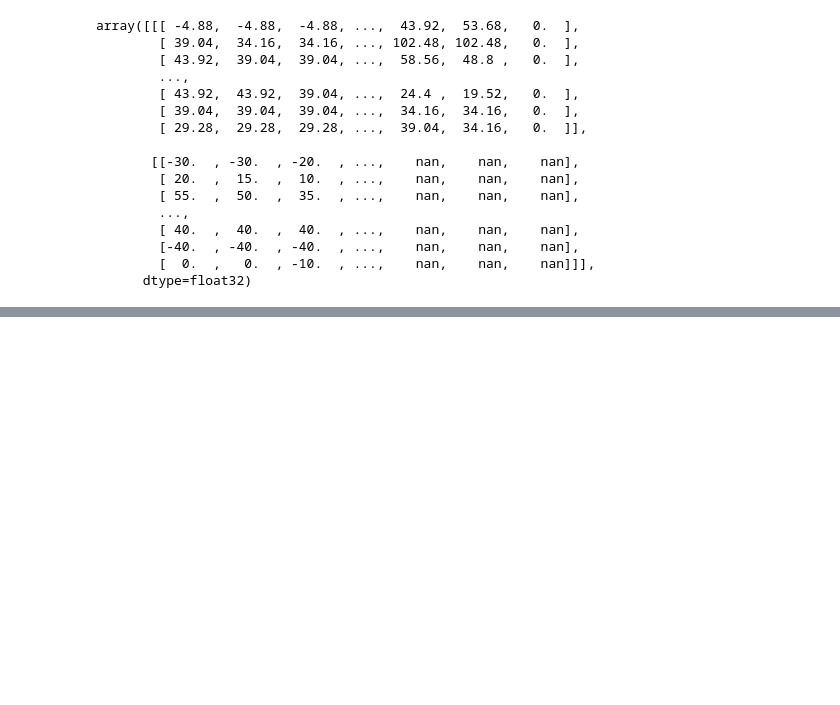
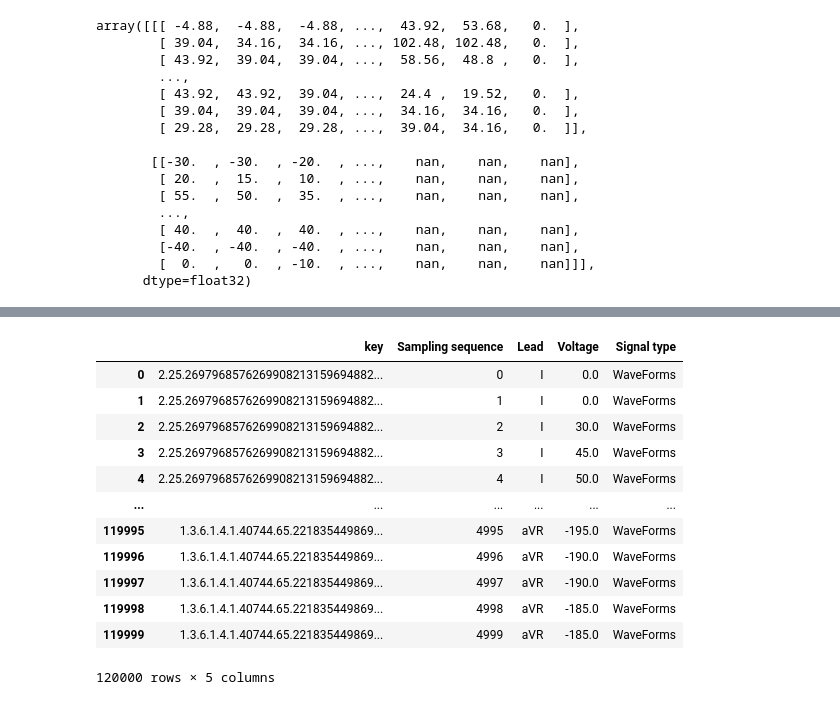
Before and after one commit to afschmidt/ECGProcess, a Jupyter notebook: resources/examples/tabular.ipynb, the cells around one changed output, grey strips where cells are left out. Saved outputs shown, nothing was run; the diff lists cells and outputs as text; code cells hidden in the pictures; blank space fills up the shorter version.

Commit message:
Updated the documentation adding a engineering example

```diff
--- a/resources/examples/tabular.ipynb
+++ b/resources/examples/tabular.ipynb
@@ -183,0 +251,21 @@ array([[[ -4.88,  -4.88,  -4.88, ...,  43.92,  53.68,   0.  ],
+# %%
+reader = ECGDICOMReader()
+ecgtable = ECGTable(reader, path_list=dicom_path_list,
+                    engineer_wave=signal_standardise_res, engineer_median=signal_standardise_res)
+table = ecgtable().get_table(parsed_config=parser_dicom, )
+# Note the voltage values of the first file are affected - the second file already have a resolution of 5.
+table.WaveForms
+# %% [output]
+|  | key | Sampling sequence | Lead | Voltage | Signal type |
+| 0 | 2.25.2697968576269908213159694882... | 0 | I | 0.0 | WaveForms |
+| 1 | 2.25.2697968576269908213159694882... | 1 | I | 0.0 | WaveForms |
+| 2 | 2.25.2697968576269908213159694882... | 2 | I | 30.0 | WaveForms |
+| 3 | 2.25.2697968576269908213159694882... | 3 | I | 45.0 | WaveForms |
+| 4 | 2.25.2697968576269908213159694882... | 4 | I | 50.0 | WaveForms |
+| ... | ... | ... | ... | ... | ... |
+| 119995 | 1.3.6.1.4.1.40744.65.221835449869... | 4995 | aVR | -195.0 | WaveForms |
+| 119996 | 1.3.6.1.4.1.40744.65.221835449869... | 4996 | aVR | -190.0 | WaveForms |
+| 119997 | 1.3.6.1.4.1.40744.65.221835449869... | 4997 | aVR | -190.0 | WaveForms |
+| 119998 | 1.3.6.1.4.1.40744.65.221835449869... | 4998 | aVR | -185.0 | WaveForms |
+| 119999 | 1.3.6.1.4.1.40744.65.221835449869... | 4999 | aVR | -185.0 | WaveForms |
+120000 rows × 5 columns
```
Also changed, not shown: parts of 3 cells of this notebook, 3 other files.
